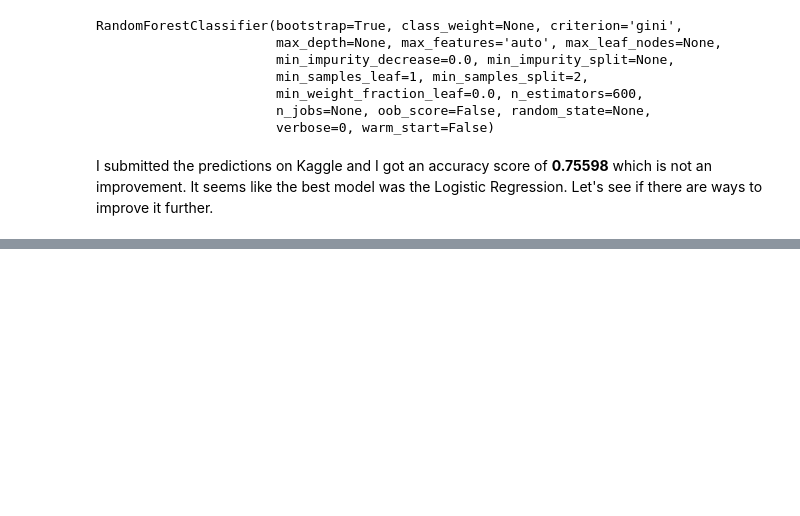
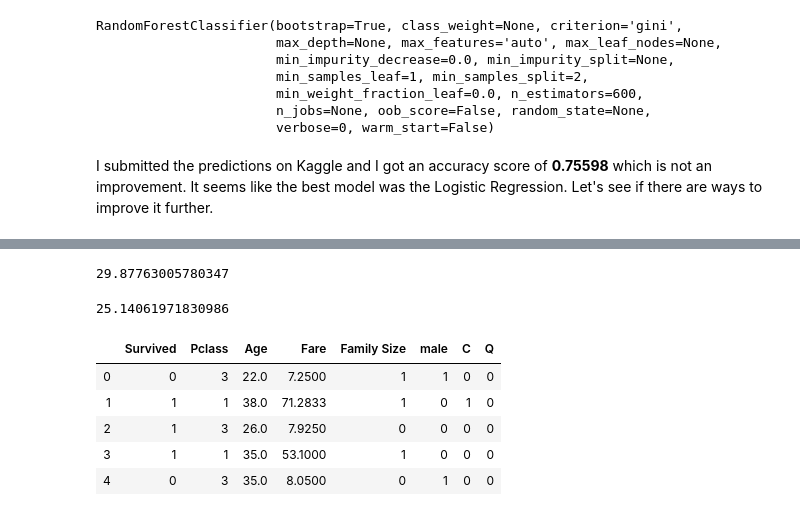
Before and after one commit to SalimAmarti/Titanic_Project, a Jupyter notebook: Titanic model.ipynb, the cells around one changed output, grey strips where cells are left out. Drawn from its saved outputs; the diff is of its cells as text; code cells hidden in the pictures; blank space fills up the shorter version.

```diff
--- a/Titanic model.ipynb
+++ b/Titanic model.ipynb
@@ -633,0 +932,2 @@ It seems like the best model was the Logistic Regression. Let's see if there are
+# %%
+tit_data_model['Age'] = tit_data['Age']
@@ -633,0 +953,39 @@ It seems like the best model was the Logistic Regression. Let's see if there are
+# %%
+tit_data_model[tit_data_model['Pclass']==2]['Age'].mean()
+# %% [output]
+29.87763005780347
+# %%
+tit_data_model[tit_data_model['Pclass']==3]['Age'].mean()
+# %% [output]
+25.14061971830986
+# %%
+def impute_age(cols):
+    Age = cols[0]
+    Pclass = cols[1]
+
+    if pd.isnull(Age):
+
+        if Pclass == 1:
+            return 38
+
+        elif Pclass == 2:
+            return 30
+
+        else:
+            return 25
+
+    else:
+        return Age
+# %%
+tit_data_model['Age'] = tit_data_model[['Age','Pclass']].apply(impute_age,axis=1)
+# %%
+tit_data_model = tit_data_model.drop(['female','S'],axis=1)
+# %%
+tit_data_model.head()
+# %% [output]
+|  | Survived | Pclass | Age | Fare | Family Size | male | C | Q |
+| 0 | 0 | 3 | 22.0 | 7.2500 | 1 | 1 | 0 | 0 |
+| 1 | 1 | 1 | 38.0 | 71.2833 | 1 | 0 | 1 | 0 |
+| 2 | 1 | 3 | 26.0 | 7.9250 | 0 | 0 | 0 | 0 |
+| 3 | 1 | 1 | 35.0 | 53.1000 | 1 | 0 | 0 | 0 |
+| 4 | 0 | 3 | 35.0 | 8.0500 | 0 | 1 | 0 | 0 |
```
Also changed, not shown: parts of 80 cells of this notebook.
